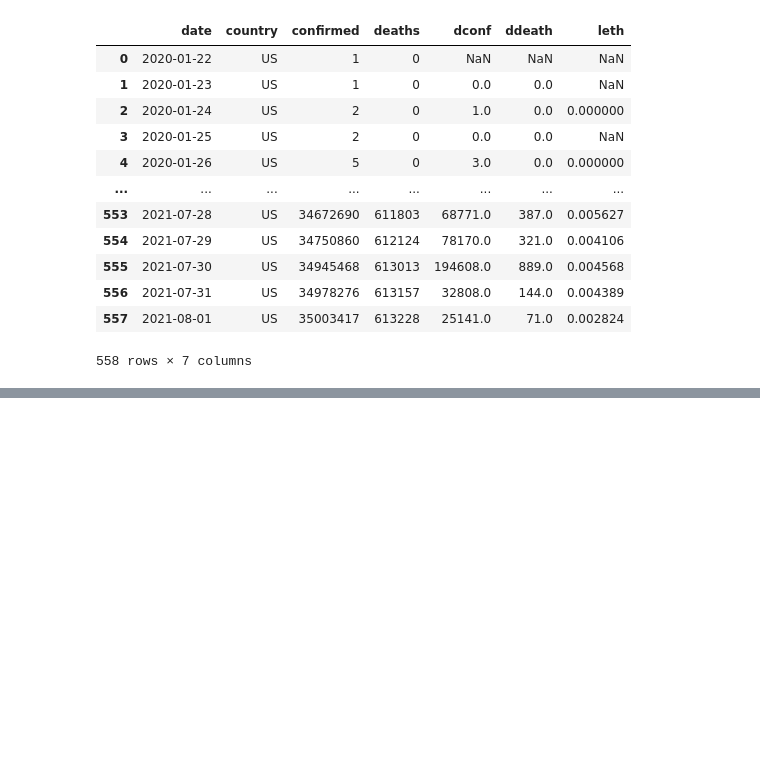
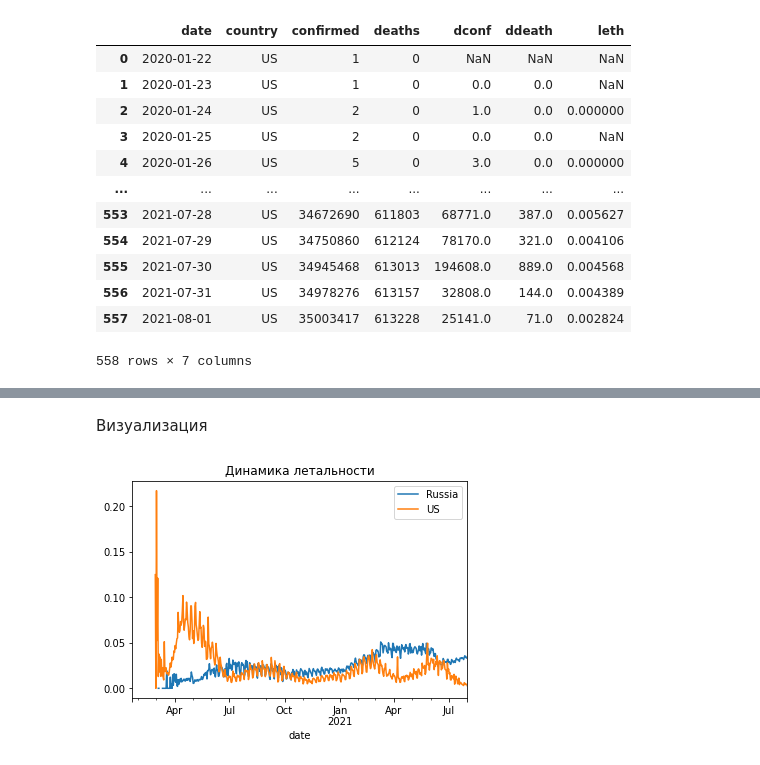
Before and after one commit to sky16k/fps, a Jupyter notebook: основы_стат_2_testing_hw.ipynb, the cells around one changed output, grey strips where cells are left out. Cells and saved outputs as stored; diff of their text form; code cells hidden in the pictures; blank space fills up the shorter version.

```diff
--- a/основы_стат_2_testing_hw.ipynb
+++ b/основы_стат_2_testing_hw.ipynb
@@ -267,0 +204,15 @@ df2_conf_mean, df2_death_mean
+# %% [markdown]
+Визуализация
+# %%
+#sns.distplot(df1['Height'],50)
+#sns.distplot(df2['Height'],50)
+df1_date = df1.set_index('date')
+df2_date = df2.set_index('date')
+
+df1_date['leth'].plot(label=df1_label)
+df2_date['leth'].plot(label=df2_label)
+plt.title('Динамика летальности')
+plt.legend() #['Male', 'Female']
+plt.show()
+# %% [output]
+[figure, added]
```
Also changed, not shown: parts of 16 cells of this notebook.
